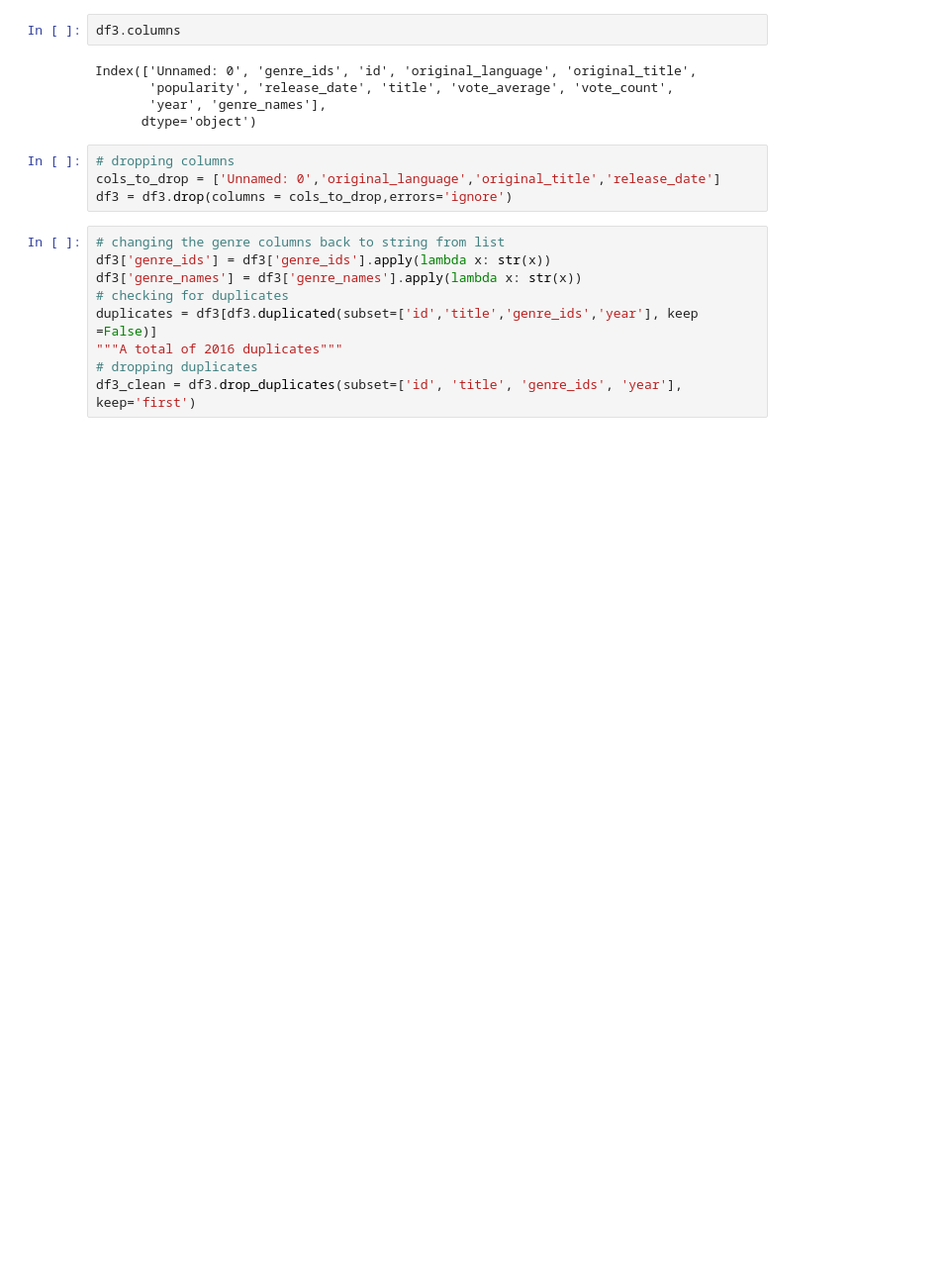
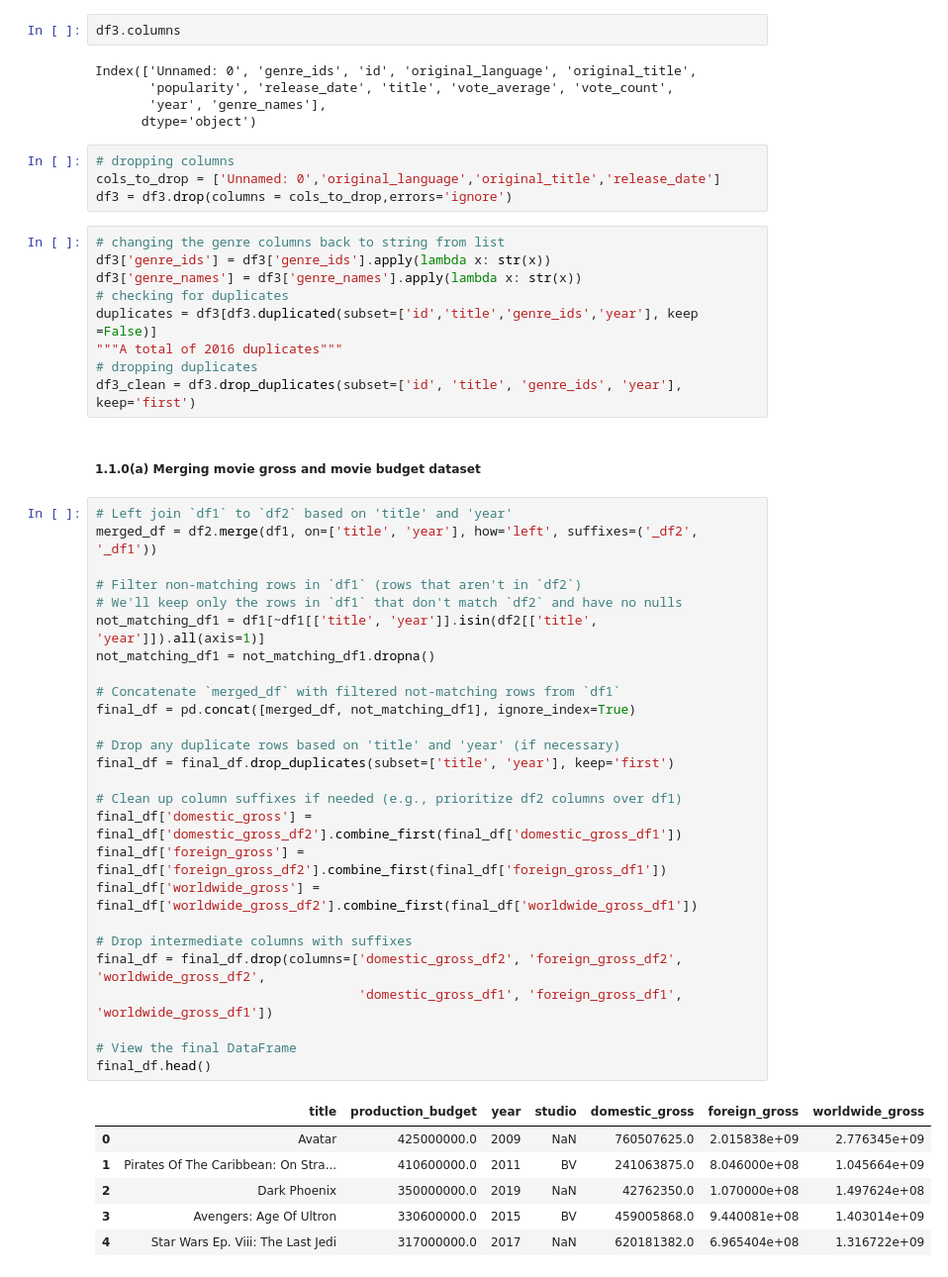
Before and after one commit to Otim135/group3-phase2-project, a Jupyter notebook: ipynbs/Ketty.ipynb, the cells around one changed output. Shown at 99% size. Drawn from its saved outputs; the diff is of its cells as text; blank space fills up the shorter version.

Commit message:
Merging financials dataframe

```diff
--- a/ipynbs/Ketty.ipynb
+++ b/ipynbs/Ketty.ipynb
@@ -327,3 +327,38 @@ duplicates = df3[df3.duplicated(subset=['id','title','genre_ids','year'], keep =
 """A total of 2016 duplicates"""
 # dropping duplicates
 df3_clean = df3.drop_duplicates(subset=['id', 'title', 'genre_ids', 'year'], keep='first')
+# %% [markdown]
+##### 1.1.0(a) Merging movie gross and movie budget dataset
+# %%
+# Left join `df1` to `df2` based on 'title' and 'year'
+merged_df = df2.merge(df1, on=['title', 'year'], how='left', suffixes=('_df2', '_df1'))
+
+# Filter non-matching rows in `df1` (rows that aren't in `df2`)
+# We'll keep only the rows in `df1` that don't match `df2` and have no nulls
+not_matching_df1 = df1[~df1[['title', 'year']].isin(df2[['title', 'year']]).all(axis=1)]
+not_matching_df1 = not_matching_df1.dropna()
+
+# Concatenate `merged_df` with filtered not-matching rows from `df1`
+final_df = pd.concat([merged_df, not_matching_df1], ignore_index=True)
+
+# Drop any duplicate rows based on 'title' and 'year' (if necessary)
+final_df = final_df.drop_duplicates(subset=['title', 'year'], keep='first')
+
+# Clean up column suffixes if needed (e.g., prioritize df2 columns over df1)
+final_df['domestic_gross'] = final_df['domestic_gross_df2'].combine_first(final_df['domestic_gross_df1'])
+final_df['foreign_gross'] = final_df['foreign_gross_df2'].combine_first(final_df['foreign_gross_df1'])
+final_df['worldwide_gross'] = final_df['worldwide_gross_df2'].combine_first(final_df['worldwide_gross_df1'])
+
+# Drop intermediate columns with suffixes
+final_df = final_df.drop(columns=['domestic_gross_df2', 'foreign_gross_df2', 'worldwide_gross_df2',
+                                  'domestic_gross_df1', 'foreign_gross_df1', 'worldwide_gross_df1'])
+
+# View the final DataFrame
+final_df.head()
+# %% [output]
+|  | title | production_budget | year | studio | domestic_gross | foreign_gross | worldwide_gross |
+| 0 | Avatar | 425000000.0 | 2009 | NaN | 760507625.0 | 2.015838e+09 | 2.776345e+09 |
+| 1 | Pirates Of The Caribbean: On Stra... | 410600000.0 | 2011 | BV | 241063875.0 | 8.046000e+08 | 1.045664e+09 |
+| 2 | Dark Phoenix | 350000000.0 | 2019 | NaN | 42762350.0 | 1.070000e+08 | 1.497624e+08 |
+| 3 | Avengers: Age Of Ultron | 330600000.0 | 2015 | BV | 459005868.0 | 9.440081e+08 | 1.403014e+09 |
+| 4 | Star Wars Ep. Viii: The Last Jedi | 317000000.0 | 2017 | NaN | 620181382.0 | 6.965404e+08 | 1.316722e+09 |
```
Also changed, not shown: parts of 1 cell of this notebook.
